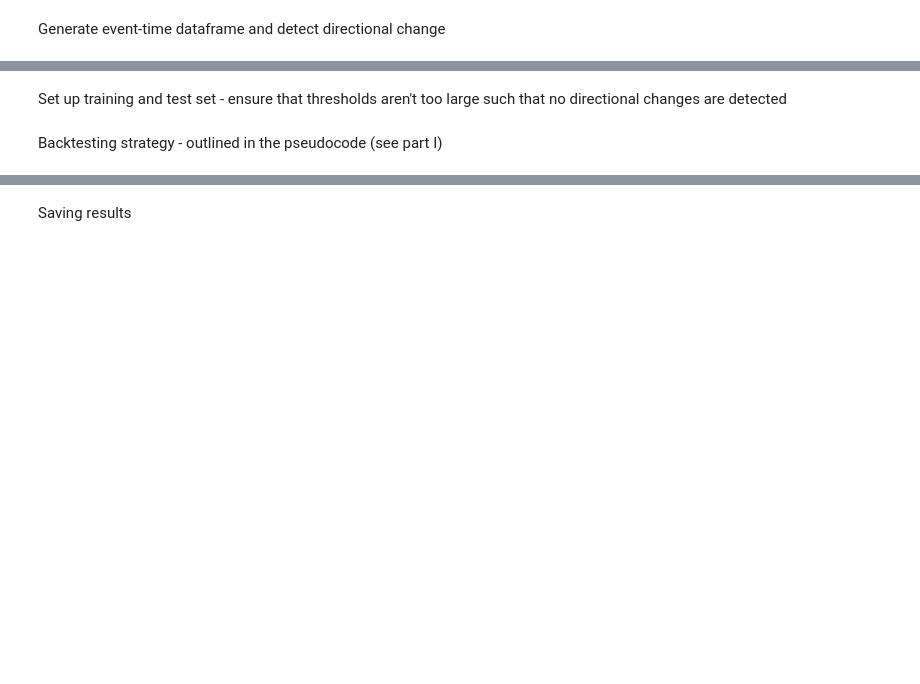
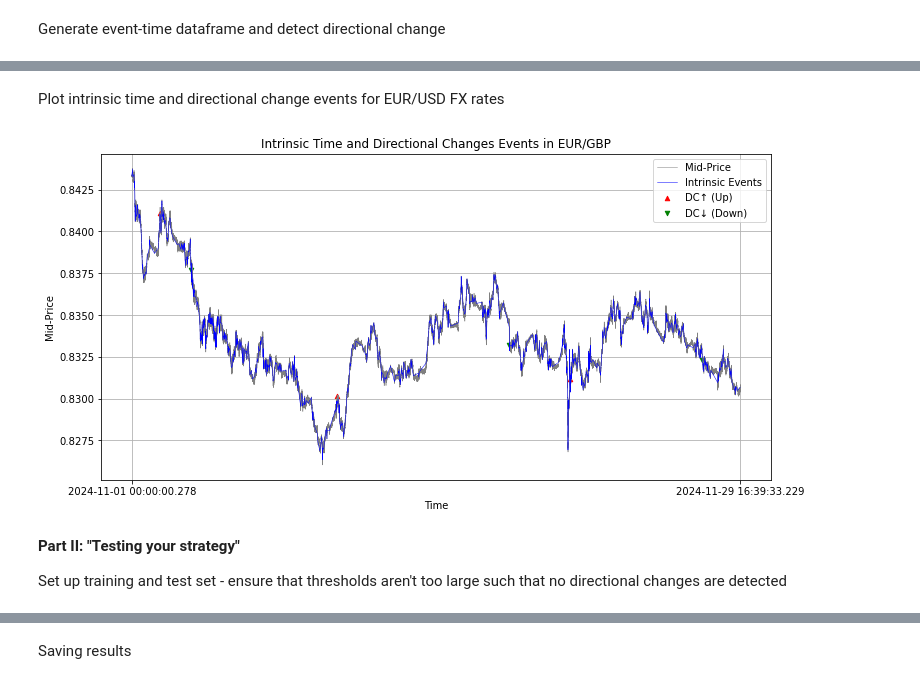
Before and after one commit to PranavKhera0211/HFFCoursework2, a Jupyter notebook: fx_trading_strategy.ipynb, the cells around one changed output, grey strips where cells are left out. Cells and saved outputs as stored; diff of their text form; code cells hidden in the pictures; blank space fills up the shorter version.

```diff
--- a/fx_trading_strategy.ipynb
+++ b/fx_trading_strategy.ipynb
@@ -231,7 +238,20 @@ dc_detector = directional_change(theta = theta)
 df["event"] = [intrinsic_detector.detect_event(mid) for mid in df["mid"]]
 df["directional_change"] = [dc_detector.detect_dc(mid) for mid in df["mid"]]
 
+df2["event"] = [intrinsic_detector.detect_event(mid) for mid in df2["mid"]]
+df2["directional_change"] = [dc_detector.detect_dc(mid) for mid in df2["mid"]]
 
 event_df = df[(df["event"] != 0) | (df["directional_change"].notnull())]
 intrinsic_events = df[df["event"] != 0]
+
+event_df2 = df2[(df2["event"] != 0) | (df2["directional_change"].notnull())]
+intrinsic_events2 = df2[df2["event"] != 0]
+
+#print(event_df) # includes intrinsic events or directional changes
+#print(event_df2)
+#print(intrinsic_events) # includes only intrinsic events regardless of whether there is directional change
+#print(intrinsic_events2)
+
+#dc_only_events = df[(df["event"] == 0) & (df["directional_change"].notnull())]
+#print(dc_only_events)
 # %% [markdown]
@@ -267,4 +287,36 @@ plt.show()
+# %% [markdown]
+Plot intrinsic time and directional change events for EUR/USD FX rates
+# %%
+plt.figure(figsize=(12, 6))
+
+# midprice plot
+plt.plot(df2["datetime"], df2["mid"], linestyle='-', linewidth=0.5, color='gray', label="Mid-Price")
+#intrinsic_event
+plt.plot(intrinsic_events2["datetime"], intrinsic_events2["mid"], linestyle='-', linewidth = 0.5, color='blue', label="Intrinsic Events")
+
+# plot dc events
+dc_up = df2[df2["directional_change"] == "DC↑"]
+dc_down = df2[df2["directional_change"] == "DC↓"]
+plt.scatter(dc_up["datetime"], dc_up["mid"], color='red', label="DC↑ (Up)", s=20, marker="^")  # Red for up
+plt.scatter(dc_down["datetime"], dc_down["mid"], color='green', label="DC↓ (Down)", s=20, marker="v")  # Green for down
+
+# X-axis formatting
+plt.xticks([event_df2["datetime"].iloc[0], event_df2["datetime"].iloc[-1]])  # only first and last timestamp
+
+# Other formatting
+plt.xlabel("Time")
+plt.ylabel("Mid-Price")
+plt.title("Intrinsic Time and Directional Changes Events in EUR/GBP")
+plt.legend()
+plt.grid()
+
+# Show the plot
+plt.show()
+# %% [output]
+[figure, added]
 # %% [markdown]
+**Part II: "Testing your strategy"**
+
 Set up training and test set - ensure that thresholds aren't too large such that no directional changes are detected
 # %%
 if "directional_change" not in df.columns:
@@ -276,2 +331,0 @@ test_df = df.iloc[train_size:].copy()
-# %% [markdown]
-Backtesting strategy - outlined in the pseudocode (see part I)
```
Also changed, not shown: parts of 12 cells of this notebook, 1 other file.
